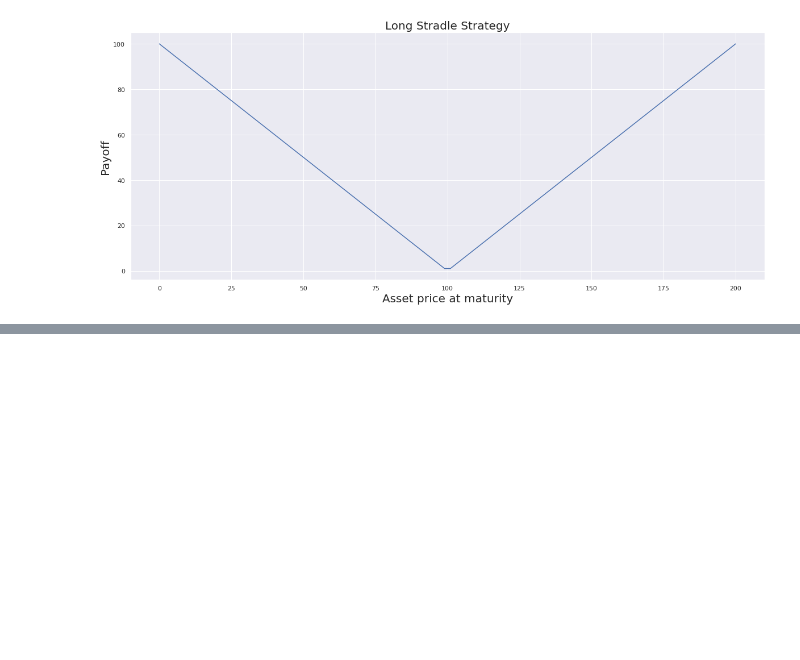
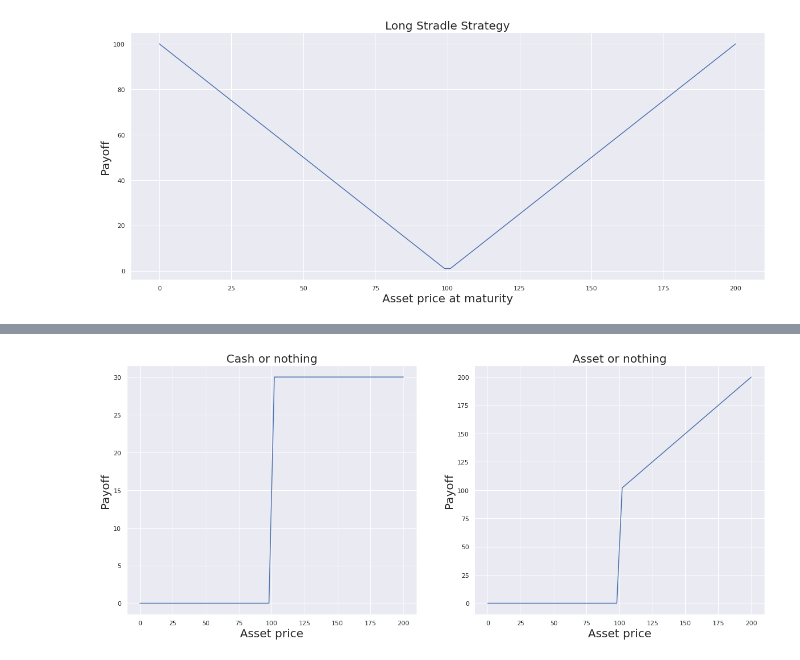
Before and after one commit to bhavinmoriya/Python-for-Financial-Analysis-and-Algorithmic-Trading, a Jupyter notebook: derivatives-pricing-future-and-forwards.ipynb, the cells around one changed output, grey strips where cells are left out. Drawn from its saved outputs; the diff is of its cells as text; code cells hidden in the pictures; blank space fills up the shorter version.

```diff
--- a/derivatives-pricing-future-and-forwards.ipynb
+++ b/derivatives-pricing-future-and-forwards.ipynb
@@ -289,0 +432,24 @@ longstradle()
+# %%
+threshold = 100
+
+def cashornothing(x):
+    return 0 if x < threshold else 30
+
+def assetornothing(x):
+    return 0 if x < threshold else x
+# %%
+x = np.linspace(0,200)
+plt.figure(figsize=(20,8))
+plt.subplot(121)
+plt.plot(x, np.fromiter(map(cashornothing,x), dtype='float'))
+plt.title('Cash or nothing', fontsize=20)
+plt.xlabel('Asset price', fontsize=20)
+plt.ylabel('Payoff', fontsize=20)
+
+plt.subplot(122)
+plt.plot(x, np.fromiter(map(assetornothing,x), dtype='float'))
+plt.xlabel('Asset price', fontsize=20)
+plt.ylabel('Payoff', fontsize=20)
+plt.title('Asset or nothing', fontsize=20);
+# %% [output]
+[figure, added]
```
Also changed, not shown: parts of 13 cells of this notebook.
